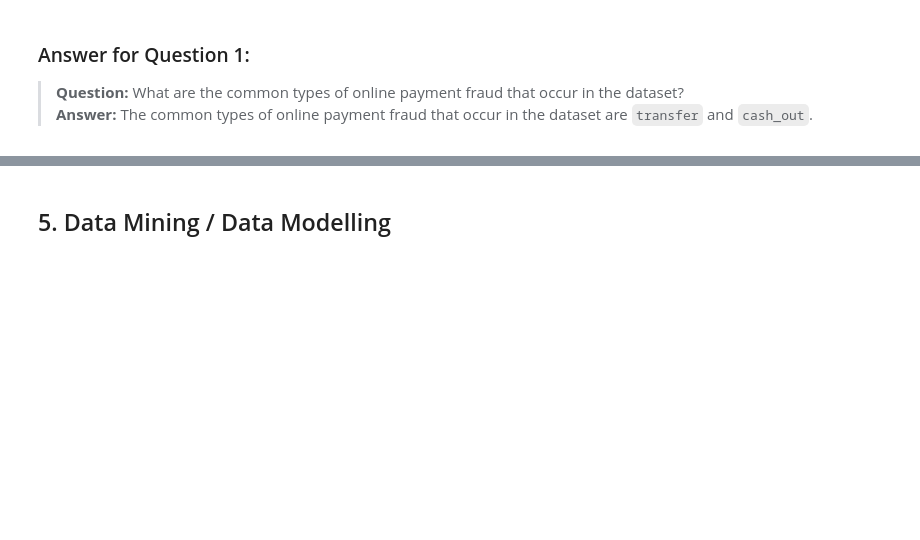
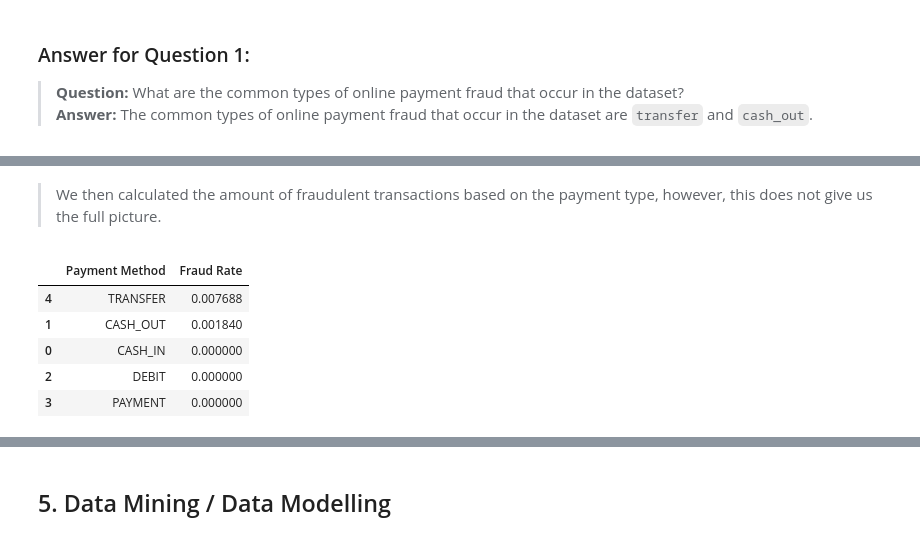
Before and after one commit to V3ness/Data-Science-Fundamentals-Project, a Jupyter notebook: project.ipynb, the cells around one changed output, grey strips where cells are left out. Cells and saved outputs as stored; diff of their text form; code cells hidden in the pictures; blank space fills up the shorter version.

```diff
--- a/project.ipynb
+++ b/project.ipynb
@@ -225,0 +247,13 @@ plt.tight_layout()
+# %% [markdown]
+> We then calculated the amount of fraudulent transactions based on the payment type, however, this does not give us the full picture.
+# %%
+fraud_rate = df.groupby("type")["isFraud"].mean().reset_index()
+fraud_rate.columns = ["Payment Method", "Fraud Rate"]
+fraud_rate.sort_values("Fraud Rate", ascending=False)
+# %% [output]
+|  | Payment Method | Fraud Rate |
+| 4 | TRANSFER | 0.007688 |
+| 1 | CASH_OUT | 0.001840 |
+| 0 | CASH_IN | 0.000000 |
+| 2 | DEBIT | 0.000000 |
+| 3 | PAYMENT | 0.000000 |
```
Also changed, not shown: parts of 14 cells of this notebook.
